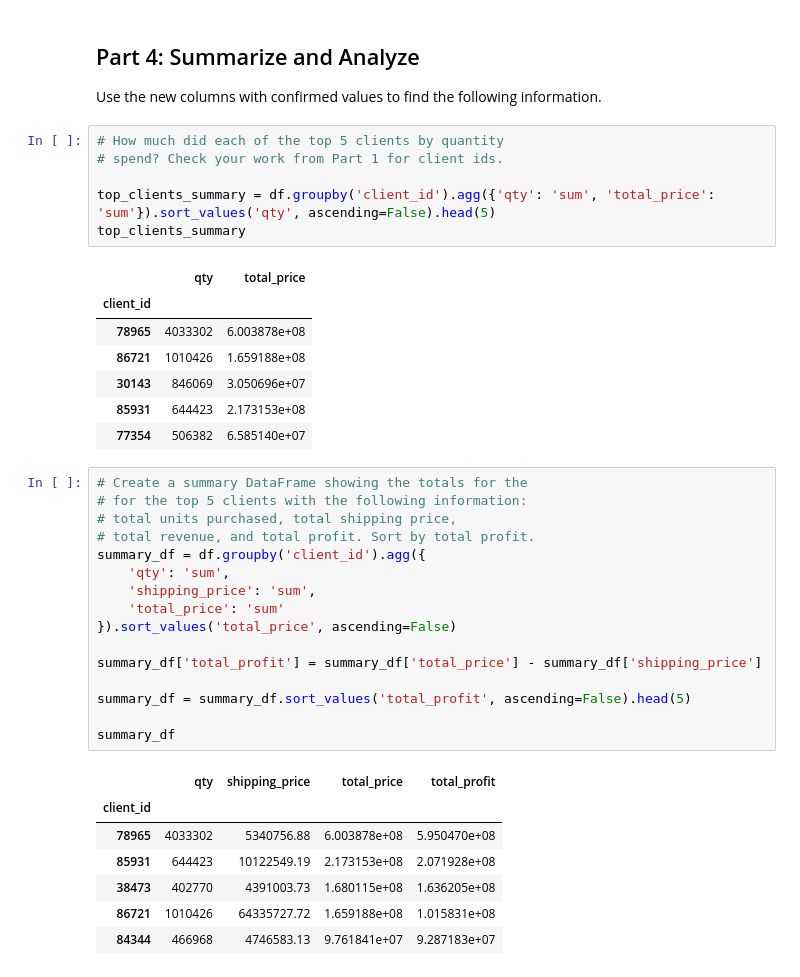
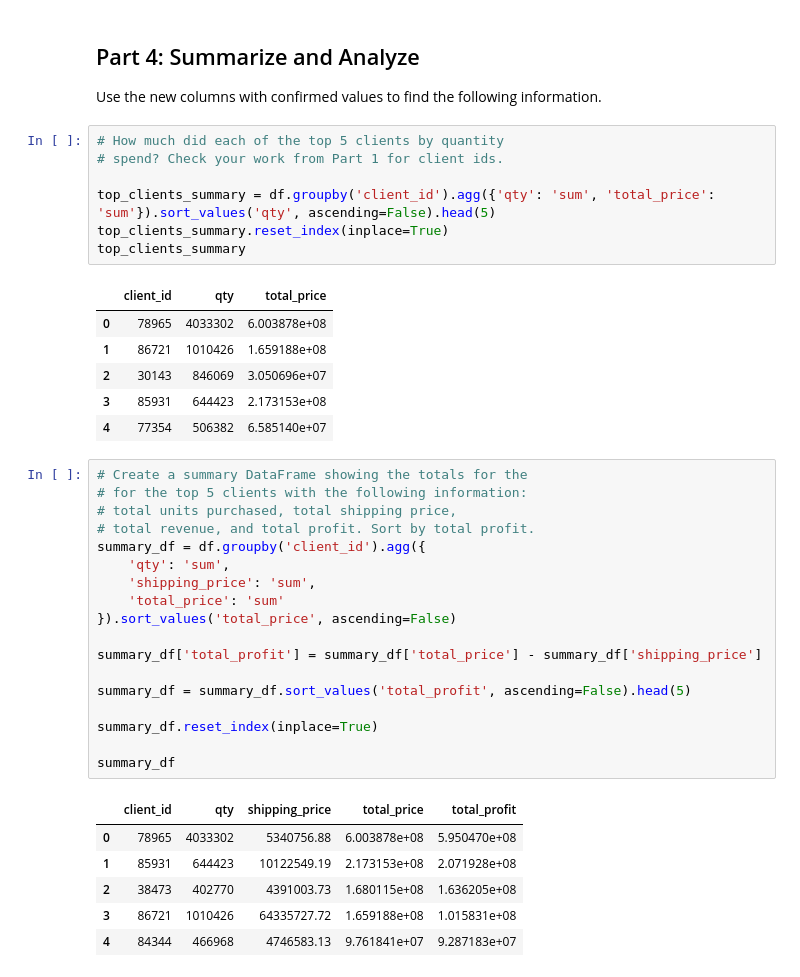
Before and after one commit to jbgraham073/pandas-challenge-1, a Jupyter notebook: module_4_challenge.ipynb, the cells around one changed output. Drawn from its saved outputs; the diff is of its cells as text.

```diff
--- a/module_4_challenge.ipynb
+++ b/module_4_challenge.ipynb
@@ -218,39 +207,40 @@ Use the new columns with confirmed values to find the following information.
 # spend? Check your work from Part 1 for client ids.
 
 top_clients_summary = df.groupby('client_id').agg({'qty': 'sum', 'total_price': 'sum'}).sort_values('qty', ascending=False).head(5)
+top_clients_summary.reset_index(inplace=True)
 top_clients_summary
 # %% [output]
-|  | qty | total_price |
-| client_id |  |  |
-| 78965 | 4033302 | 6.003878e+08 |
-| 86721 | 1010426 | 1.659188e+08 |
-| 30143 | 846069 | 3.050696e+07 |
-| 85931 | 644423 | 2.173153e+08 |
-| 77354 | 506382 | 6.585140e+07 |
+|  | client_id | qty | total_price |
+| 0 | 78965 | 4033302 | 6.003878e+08 |
+| 1 | 86721 | 1010426 | 1.659188e+08 |
+| 2 | 30143 | 846069 | 3.050696e+07 |
+| 3 | 85931 | 644423 | 2.173153e+08 |
+| 4 | 77354 | 506382 | 6.585140e+07 |
 # %%
 # Create a summary DataFrame showing the totals for the
 # for the top 5 clients with the following information:
 # total units purchased, total shipping price,
 # total revenue, and total profit. Sort by total profit.
 summary_df = df.groupby('client_id').agg({
     'qty': 'sum',
     'shipping_price': 'sum',
     'total_price': 'sum'
 }).sort_values('total_price', ascending=False)
 
 summary_df['total_profit'] = summary_df['total_price'] - summary_df['shipping_price']
 
 summary_df = summary_df.sort_values('total_profit', ascending=False).head(5)
 
+summary_df.reset_index(inplace=True)
+
 summary_df
 # %% [output]
-|  | qty | shipping_price | total_price | total_profit |
-| client_id |  |  |  |  |
-| 78965 | 4033302 | 5340756.88 | 6.003878e+08 | 5.950470e+08 |
-| 85931 | 644423 | 10122549.19 | 2.173153e+08 | 2.071928e+08 |
-| 38473 | 402770 | 4391003.73 | 1.680115e+08 | 1.636205e+08 |
-| 86721 | 1010426 | 64335727.72 | 1.659188e+08 | 1.015831e+08 |
-| 84344 | 466968 | 4746583.13 | 9.761841e+07 | 9.287183e+07 |
+|  | client_id | qty | shipping_price | total_price | total_profit |
+| 0 | 78965 | 4033302 | 5340756.88 | 6.003878e+08 | 5.950470e+08 |
+| 1 | 85931 | 644423 | 10122549.19 | 2.173153e+08 | 2.071928e+08 |
+| 2 | 38473 | 402770 | 4391003.73 | 1.680115e+08 | 1.636205e+08 |
+| 3 | 86721 | 1010426 | 64335727.72 | 1.659188e+08 | 1.015831e+08 |
+| 4 | 84344 | 466968 | 4746583.13 | 9.761841e+07 | 9.287183e+07 |
 # %%
 # Format the data and rename the columns
 # to names suitable for presentation.
```
Also changed, not shown: parts of 3 cells of this notebook.
